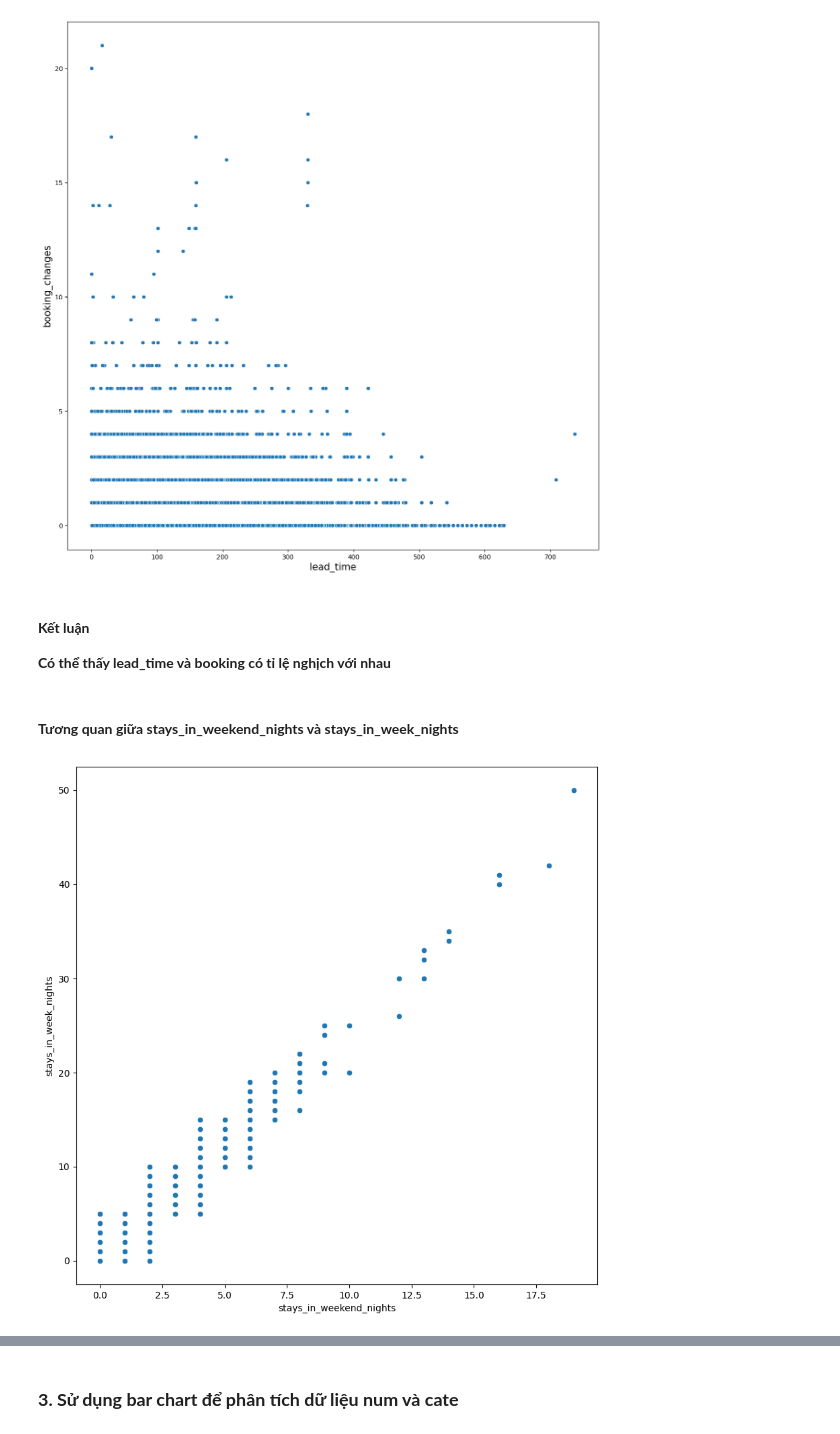
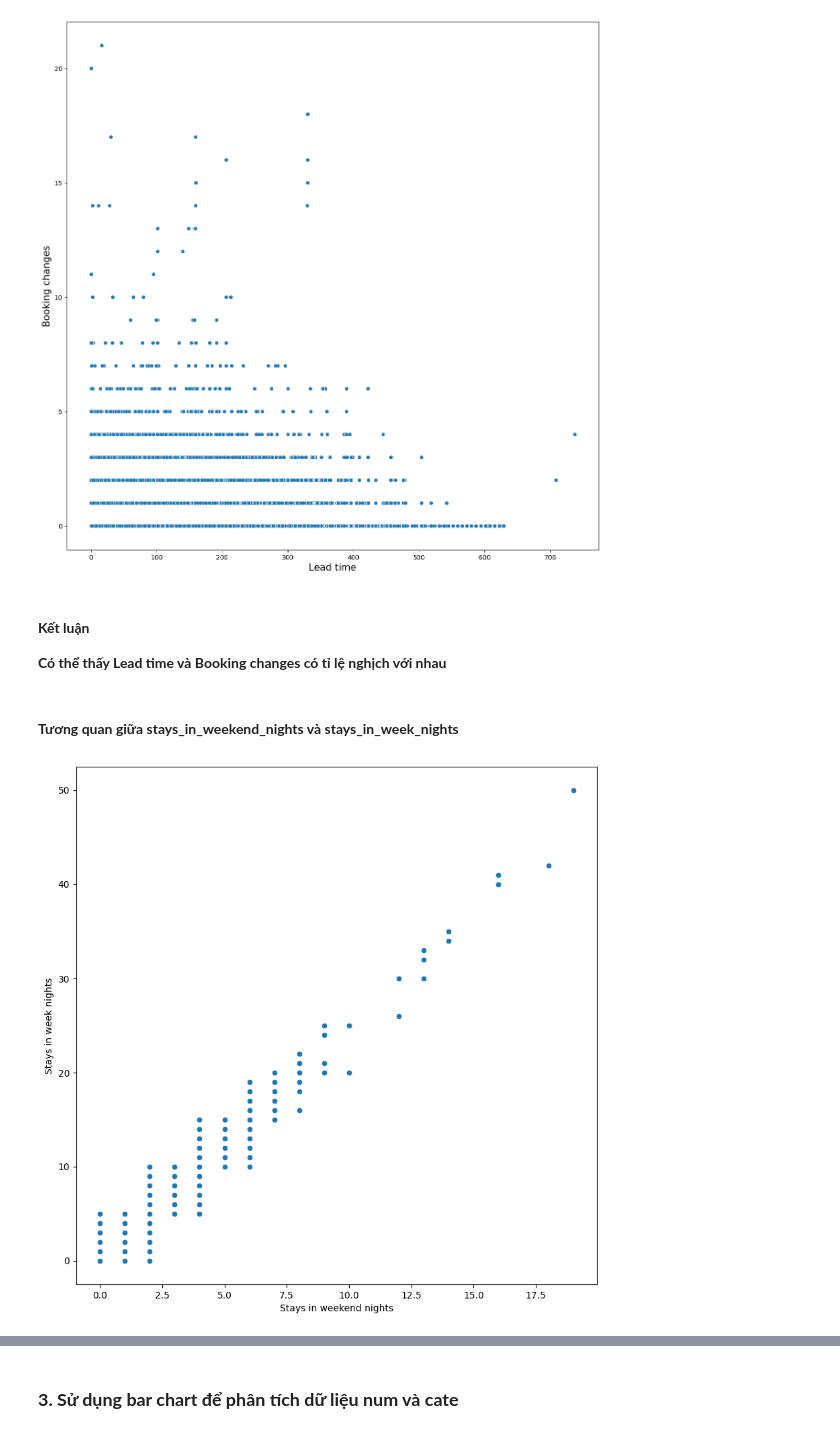
Before and after one commit to faithdanghuy/DataVis-Project, a Jupyter notebook: Source/HotelBooking.ipynb, the cells around one changed output, grey strips where cells are left out. Saved outputs shown, nothing was run; the diff lists cells and outputs as text; code cells hidden in the pictures.

```diff
--- a/Source/HotelBooking.ipynb
+++ b/Source/HotelBooking.ipynb
@@ -323,16 +326,16 @@ plt.show()
 [figure]
 # %% [markdown]
 #### **Kết luận**
-**Có thể thấy lead_time và booking có tỉ lệ nghịch với nhau**
+**Có thể thấy Lead time và Booking changes có tỉ lệ nghịch với nhau**
 # %% [markdown]
 #### **Tương quan giữa stays_in_weekend_nights và stays_in_week_nights**
 # %%
 fig, ax = plt.subplots(figsize=(10, 10))
 ax = sns.scatterplot(data=df, x="stays_in_weekend_nights", y="stays_in_week_nights")
-plt.xlabel('stays_in_weekend_nights')
-plt.ylabel('stays_in_week_nights')
+plt.xlabel('Stays in weekend nights')
+plt.ylabel('Stays in week nights')
 plt.show()
 # %% [output]
-[figure, old version]
+[figure, new version]
 # %% [markdown]
 #### **Kết luận**
```
Also changed, not shown: parts of 3 cells of this notebook, 1 other file.
